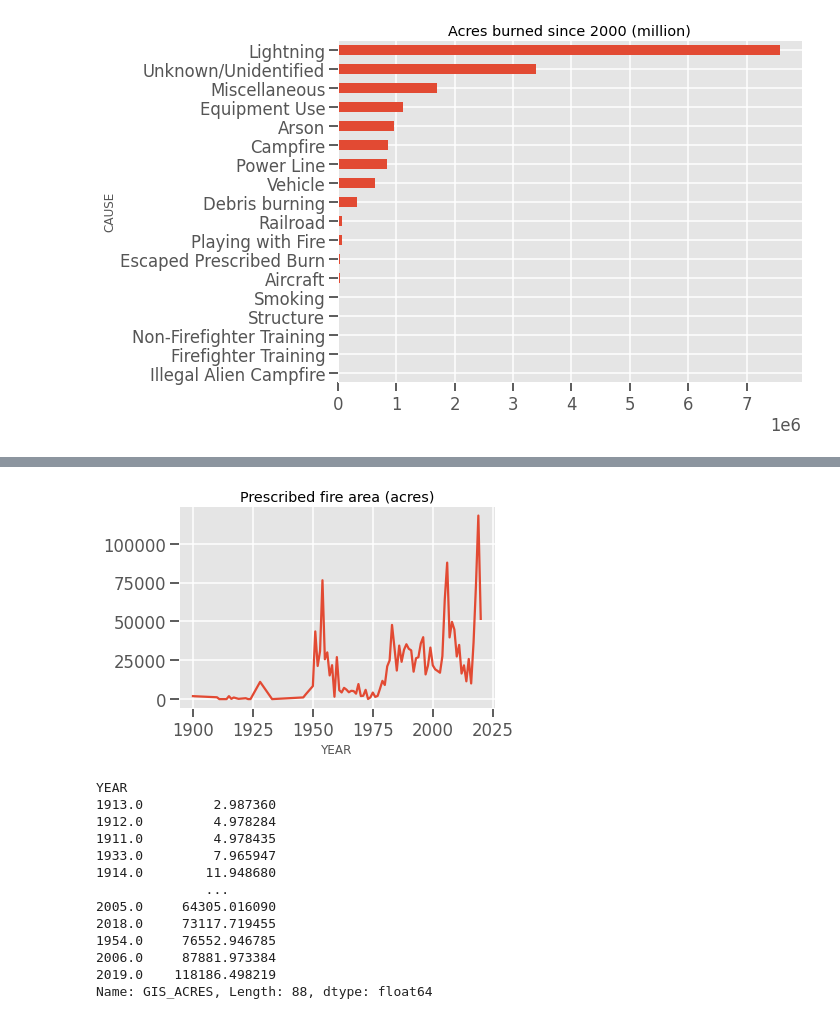
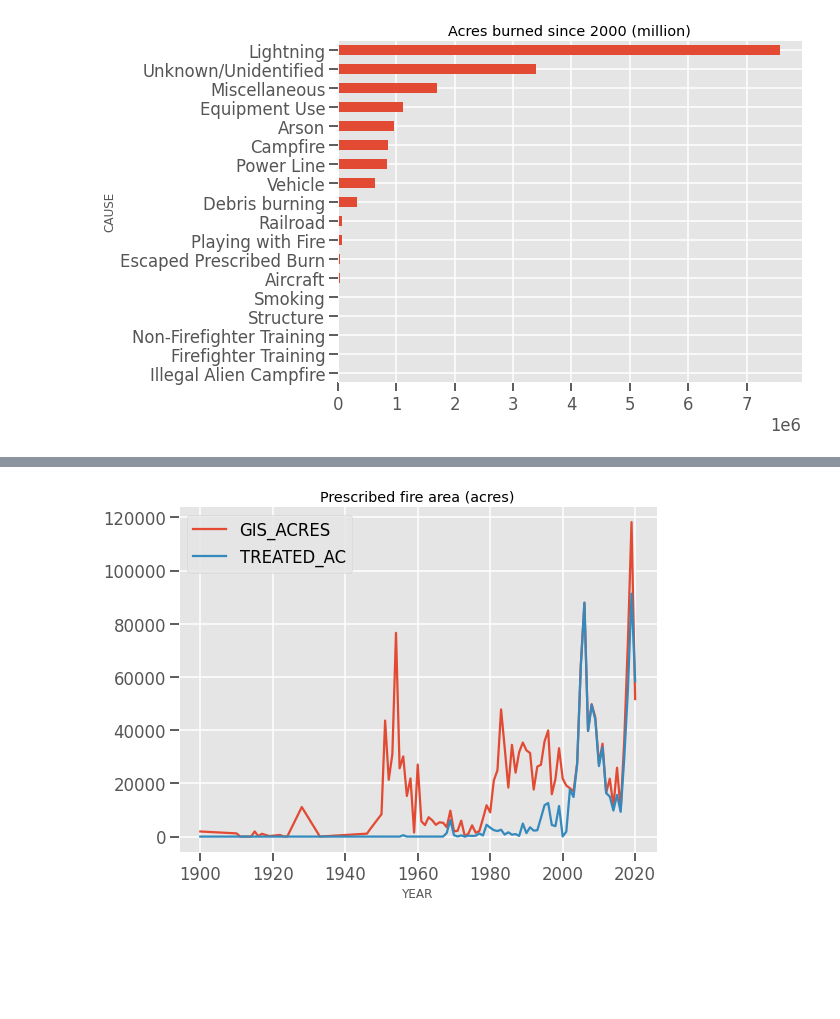
Before and after one commit to jlricon/open_nintil, a Jupyter notebook: wildfires/Analysis.ipynb, the cells around one changed output, grey strips where cells are left out. Saved outputs shown, nothing was run; the diff lists cells and outputs as text; code cells hidden in the pictures; blank space fills up the shorter version.

```diff
--- a/wildfires/Analysis.ipynb
+++ b/wildfires/Analysis.ipynb
@@ -307,23 +398,8 @@ frame=frame.rename(columns={'YEAR_':'YEAR'})
 # %%
-frame.groupby('YEAR').GIS_ACRES.sum().plot()
+plt.figure(figsize=(8,6))
+pd.DataFrame(frame).groupby('YEAR')[['GIS_ACRES','TREATED_AC']].sum().plot(ax=plt.gca())
 plt.title('Prescribed fire area (acres)')
 plt.tight_layout()
 plt.savefig('figures/prescribed_total.jpeg')
 # %% [output]
-[figure, old version]
+[figure, new version]
-# %%
-frame.groupby('YEAR').GIS_ACRES.sum().sort_values()
-# %% [output]
-YEAR
-1913.0         2.987360
-1912.0         4.978284
-1911.0         4.978435
-1933.0         7.965947
-1914.0        11.948680
-              ...
-2005.0     64305.016090
-2018.0     73117.719455
-1954.0     76552.946785
-2006.0     87881.973384
-2019.0    118186.498219
-Name: GIS_ACRES, Length: 88, dtype: float64
```
Also changed, not shown: parts of 19 cells of this notebook, 1 other file.
